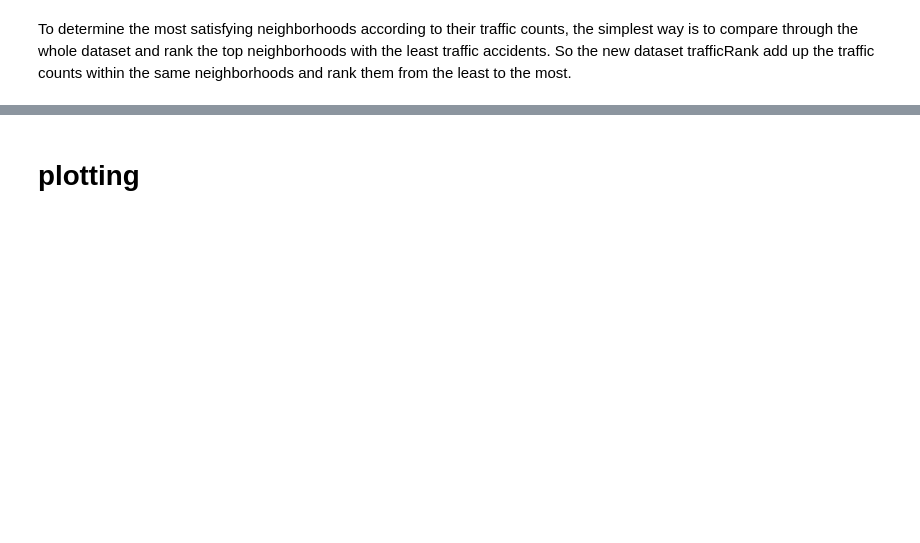
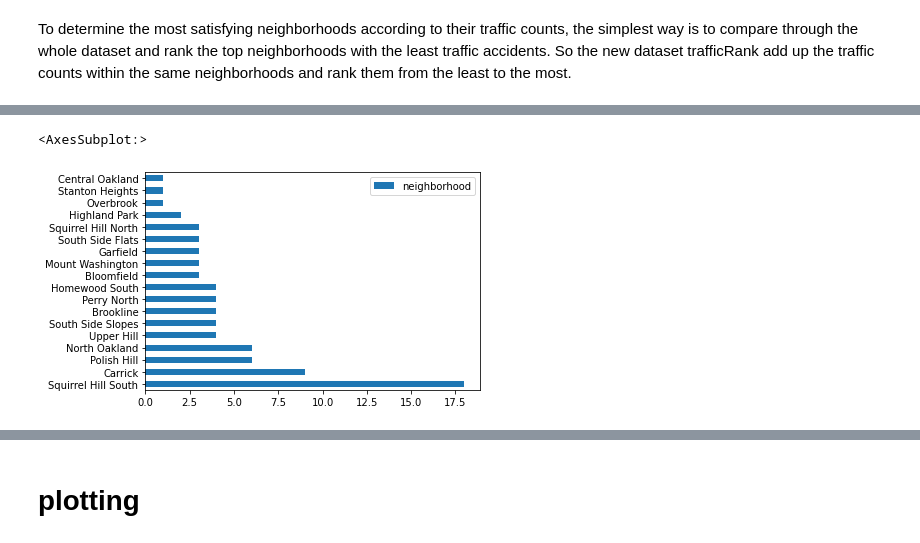
Before and after one commit to songxingyu1118/CMPINF10_Final_Project, a Jupyter notebook: Maeve's-Work.ipynb, the cells around one changed output, grey strips where cells are left out. Saved outputs shown, nothing was run; the diff lists cells and outputs as text; code cells hidden in the pictures; blank space fills up the shorter version.

```diff
--- a/Maeve's-Work.ipynb
+++ b/Maeve's-Work.ipynb
@@ -42,0 +118,6 @@ The second dataset for the last metric is the number of speed humps in the neigh
+# %%
+# create the initial read in file
+speed_hump = pd.read_csv("CSVs/SpeedHumps.csv")
+
+# display dataset
+speed_hump.head(20)
@@ -42,0 +167,6 @@ The second dataset for the last metric is the number of speed humps in the neigh
+# %%
+# create a new data frame to arrange the neighborhoods according to the number of existing speed humps within.
+humpRank = pd.DataFrame(speed_hump["neighborhood"].value_counts(ascending = False))
+
+# display data frame
+humpRank.head(20)
@@ -42,0 +191,6 @@ The second dataset for the last metric is the number of speed humps in the neigh
+# %%
+# display data frame in plot graph
+humpRank.head(20).plot.barh()
+# %% [output]
+<AxesSubplot:>
+[figure, added]
```
Also changed, not shown: parts of 17 cells of this notebook, 2 other files.
